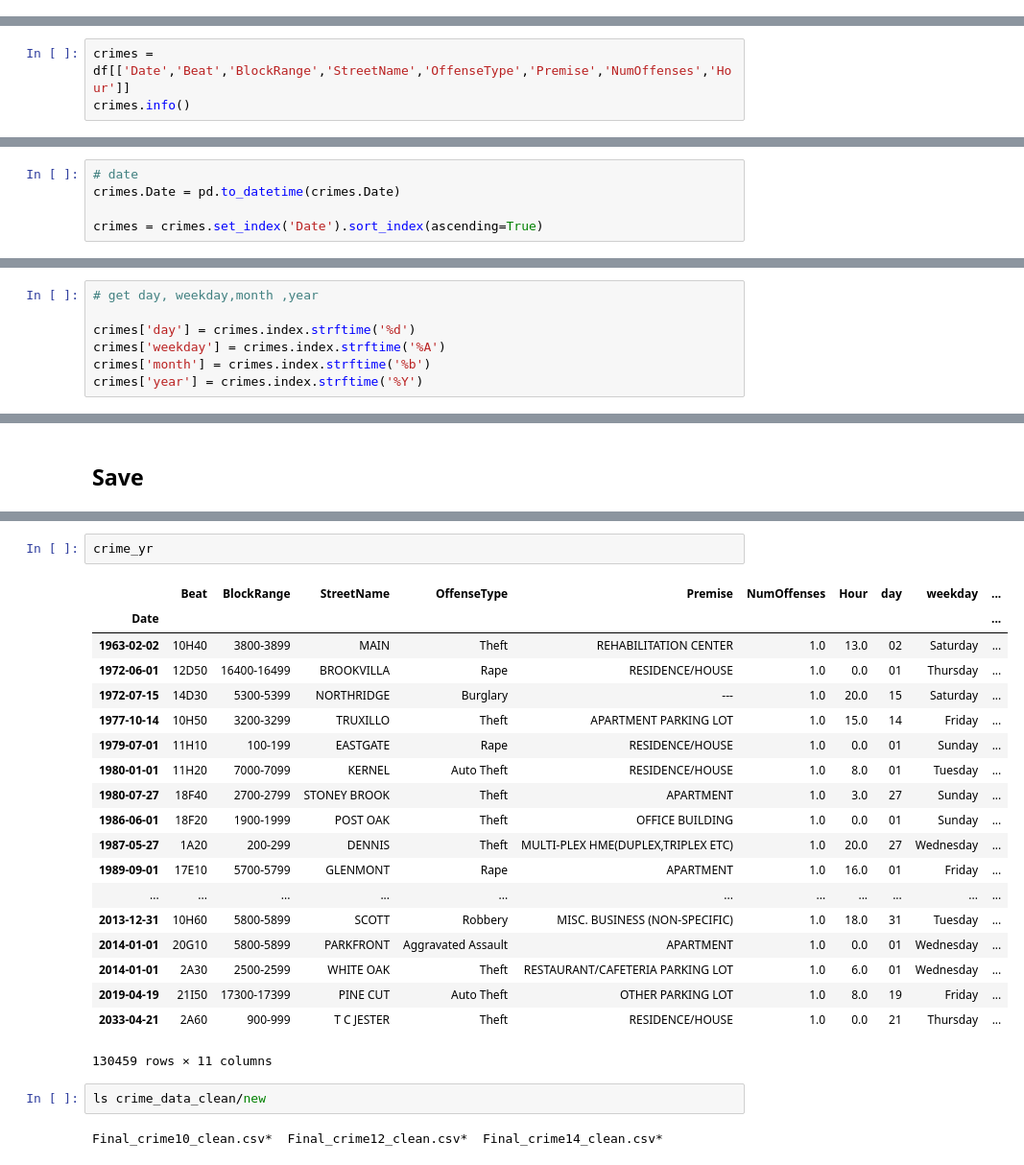
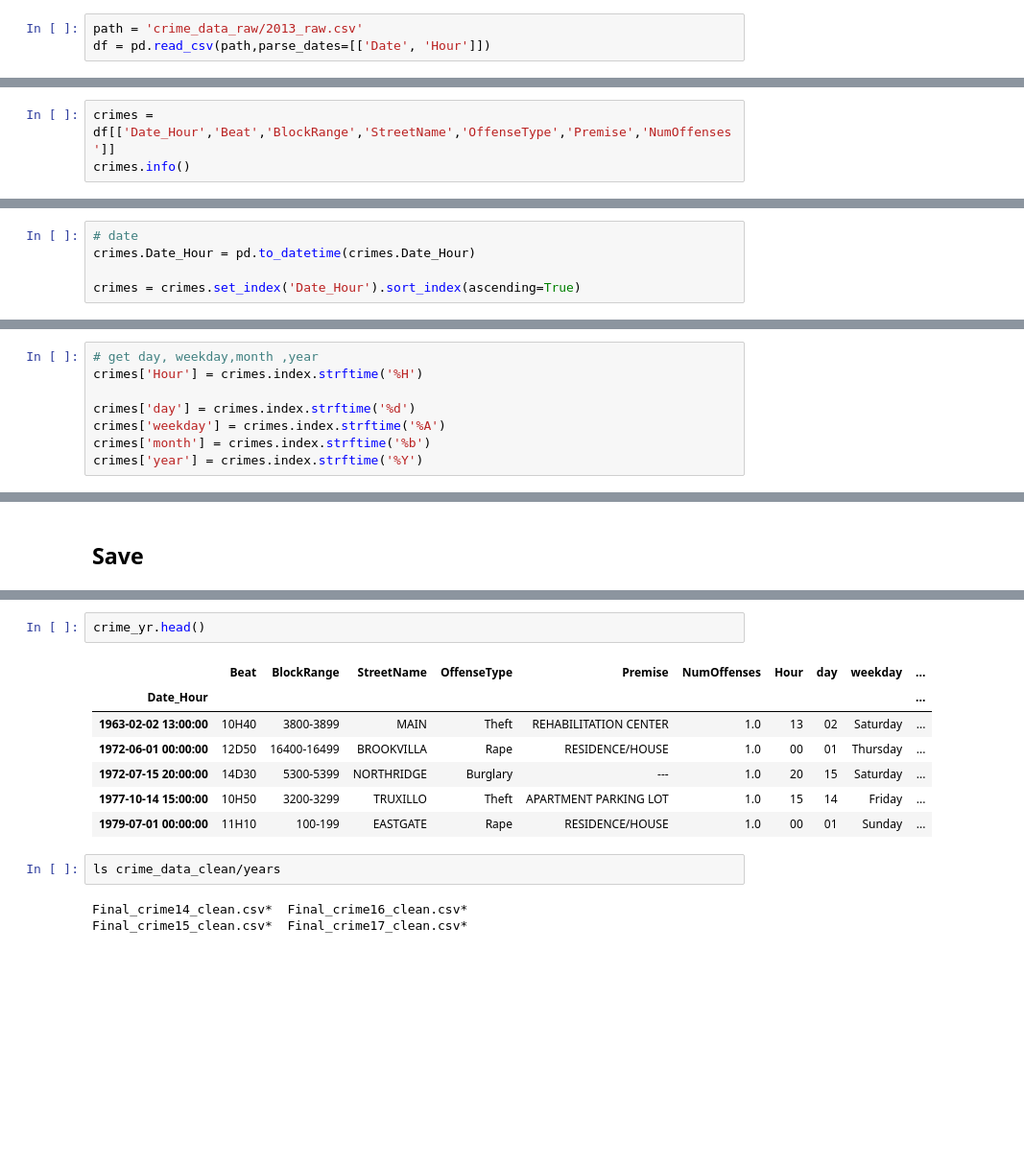
Before and after one commit to franksalas/Crime-Analysis, a Jupyter notebook: data_wrangling/Houston_Crime_Data/HC_2013.ipynb, the cells around one changed output, grey strips where cells are left out. Shown at 96% size. Cells and saved outputs as stored; diff of their text form; blank space fills up the shorter version.

Commit message:
redo cleanup for better data

```diff
--- a/data_wrangling/Houston_Crime_Data/HC_2013.ipynb
+++ b/data_wrangling/Houston_Crime_Data/HC_2013.ipynb
@@ -77,0 +85,3 @@ df[df.Date.isnull()]
+# %%
+path = 'crime_data_raw/2013_raw.csv'
+df = pd.read_csv(path,parse_dates=[['Date', 'Hour']])
@@ -219,7 +228,7 @@ memory usage: 10.9+ MB
 # %% [markdown]
 ## Subset dataframe to work on
 # %%
-crimes = df[['Date','Beat','BlockRange','StreetName','OffenseType','Premise','NumOffenses','Hour']]
+crimes = df[['Date_Hour','Beat','BlockRange','StreetName','OffenseType','Premise','NumOffenses']]
 crimes.info()
 # %% [output]
 <class 'pandas.core.frame.DataFrame'>
@@ -664,9 +661,9 @@ Name: Premise Description, dtype: int64
 # Set Date as index
 # %%
 # date
-crimes.Date = pd.to_datetime(crimes.Date)
+crimes.Date_Hour = pd.to_datetime(crimes.Date_Hour)
 
-crimes = crimes.set_index('Date').sort_index(ascending=True)
+crimes = crimes.set_index('Date_Hour').sort_index(ascending=True)
 # %%
 crimes.head()
 # %% [output]
@@ -681,6 +678,7 @@ crimes.head()
 ## Create Columns with day,weekday,month,year from date index
 # %%
 # get day, weekday,month ,year
+crimes['Hour'] = crimes.index.strftime('%H')
 
 crimes['day'] = crimes.index.strftime('%d')
 crimes['weekday'] = crimes.index.strftime('%A')
@@ -937,29 +939,18 @@ A value is trying to be set on a copy of a slice from a DataFrame
 See the caveats in the documentation: http://pandas.pydata.org/pandas-docs/stable/indexing.html#indexing-view-versus-copy
   return super(DataFrame, self).rename(**kwargs)
 # %%
-crime_yr
+crime_yr.head()
 # %% [output]
 |  | Beat | BlockRange | StreetName | OffenseType | Premise | NumOffenses | Hour | day | weekday | ... |
-| Date |  |  |  |  |  |  |  |  |  | ... |
-| 1963-02-02 | 10H40 | 3800-3899 | MAIN | Theft | REHABILITATION CENTER | 1.0 | 13.0 | 02 | Saturday | ... |
-| 1972-06-01 | 12D50 | 16400-16499 | BROOKVILLA | Rape | RESIDENCE/HOUSE | 1.0 | 0.0 | 01 | Thursday | ... |
-| 1972-07-15 | 14D30 | 5300-5399 | NORTHRIDGE | Burglary | --- | 1.0 | 20.0 | 15 | Saturday | ... |
-| 1977-10-14 | 10H50 | 3200-3299 | TRUXILLO | Theft | APARTMENT PARKING LOT | 1.0 | 15.0 | 14 | Friday | ... |
-| 1979-07-01 | 11H10 | 100-199 | EASTGATE | Rape | RESIDENCE/HOUSE | 1.0 | 0.0 | 01 | Sunday | ... |
-| 1980-01-01 | 11H20 | 7000-7099 | KERNEL | Auto Theft | RESIDENCE/HOUSE | 1.0 | 8.0 | 01 | Tuesday | ... |
-| 1980-07-27 | 18F40 | 2700-2799 | STONEY BROOK | Theft | APARTMENT | 1.0 | 3.0 | 27 | Sunday | ... |
-| 1986-06-01 | 18F20 | 1900-1999 | POST OAK | Theft | OFFICE BUILDING | 1.0 | 0.0 | 01 | Sunday | ... |
-| 1987-05-27 | 1A20 | 200-299 | DENNIS | Theft | MULTI-PLEX HME(DUPLEX,TRIPLEX ETC) | 1.0 | 20.0 | 27 | Wednesday | ... |
-| 1989-09-01 | 17E10 | 5700-5799 | GLENMONT | Rape | APARTMENT | 1.0 | 16.0 | 01 | Friday | ... |
-| ... | ... | ... | ... | ... | ... | ... | ... | ... | ... | ... |
-| 2013-12-31 | 10H60 | 5800-5899 | SCOTT | Robbery | MISC. BUSINESS (NON-SPECIFIC) | 1.0 | 18.0 | 31 | Tuesday | ... |
-| 2014-01-01 | 20G10 | 5800-5899 | PARKFRONT | Aggravated Assault | APARTMENT | 1.0 | 0.0 | 01 | Wednesday | ... |
-| 2014-01-01 | 2A30 | 2500-2599 | WHITE OAK | Theft | RESTAURANT/CAFETERIA PARKING LOT | 1.0 | 6.0 | 01 | Wednesday | ... |
-| 2019-04-19 | 21I50 | 17300-17399 | PINE CUT | Auto Theft | OTHER PARKING LOT | 1.0 | 8.0 | 19 | Friday | ... |
-| 2033-04-21 | 2A60 | 900-999 | T C JESTER | Theft | RESIDENCE/HOUSE | 1.0 | 0.0 | 21 | Thursday | ... |
+| Date_Hour |  |  |  |  |  |  |  |  |  | ... |
+| 1963-02-02 13:00:00 | 10H40 | 3800-3899 | MAIN | Theft | REHABILITATION CENTER | 1.0 | 13 | 02 | Saturday | ... |
+| 1972-06-01 00:00:00 | 12D50 | 16400-16499 | BROOKVILLA | Rape | RESIDENCE/HOUSE | 1.0 | 00 | 01 | Thursday | ... |
+| 1972-07-15 20:00:00 | 14D30 | 5300-5399 | NORTHRIDGE | Burglary | --- | 1.0 | 20 | 15 | Saturday | ... |
+| 1977-10-14 15:00:00 | 10H50 | 3200-3299 | TRUXILLO | Theft | APARTMENT PARKING LOT | 1.0 | 15 | 14 | Friday | ... |
+| 1979-07-01 00:00:00 | 11H10 | 100-199 | EASTGATE | Rape | RESIDENCE/HOUSE | 1.0 | 00 | 01 | Sunday | ... |
-130459 rows × 11 columns
 # %%
-ls crime_data_clean/new
+ls crime_data_clean/years
 # %% [output]
-Final_crime10_clean.csv*  Final_crime12_clean.csv*  Final_crime14_clean.csv*
+Final_crime14_clean.csv*  Final_crime16_clean.csv*
+Final_crime15_clean.csv*  Final_crime17_clean.csv*
 # %%
```
Also changed, not shown: parts of 60 cells of this notebook, 24 other files.
